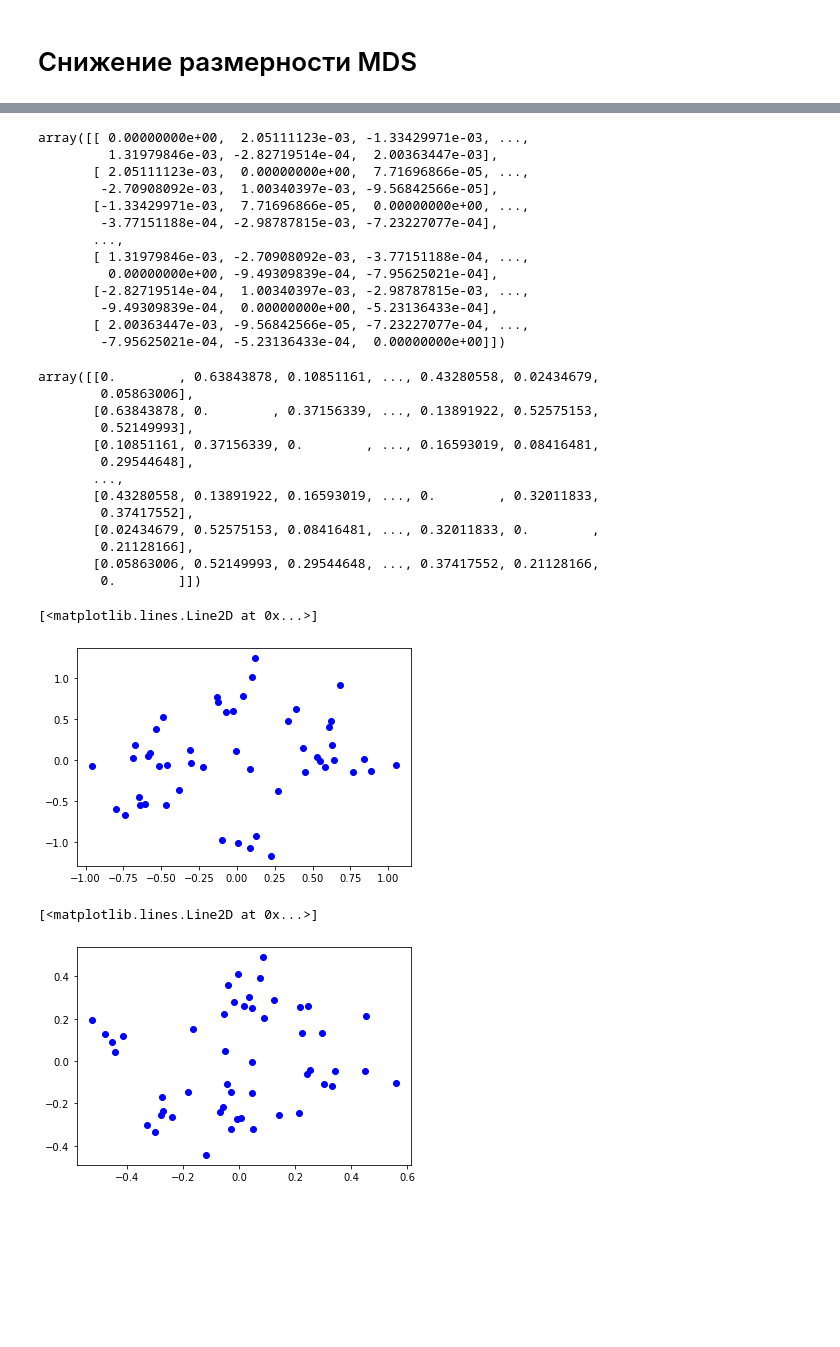
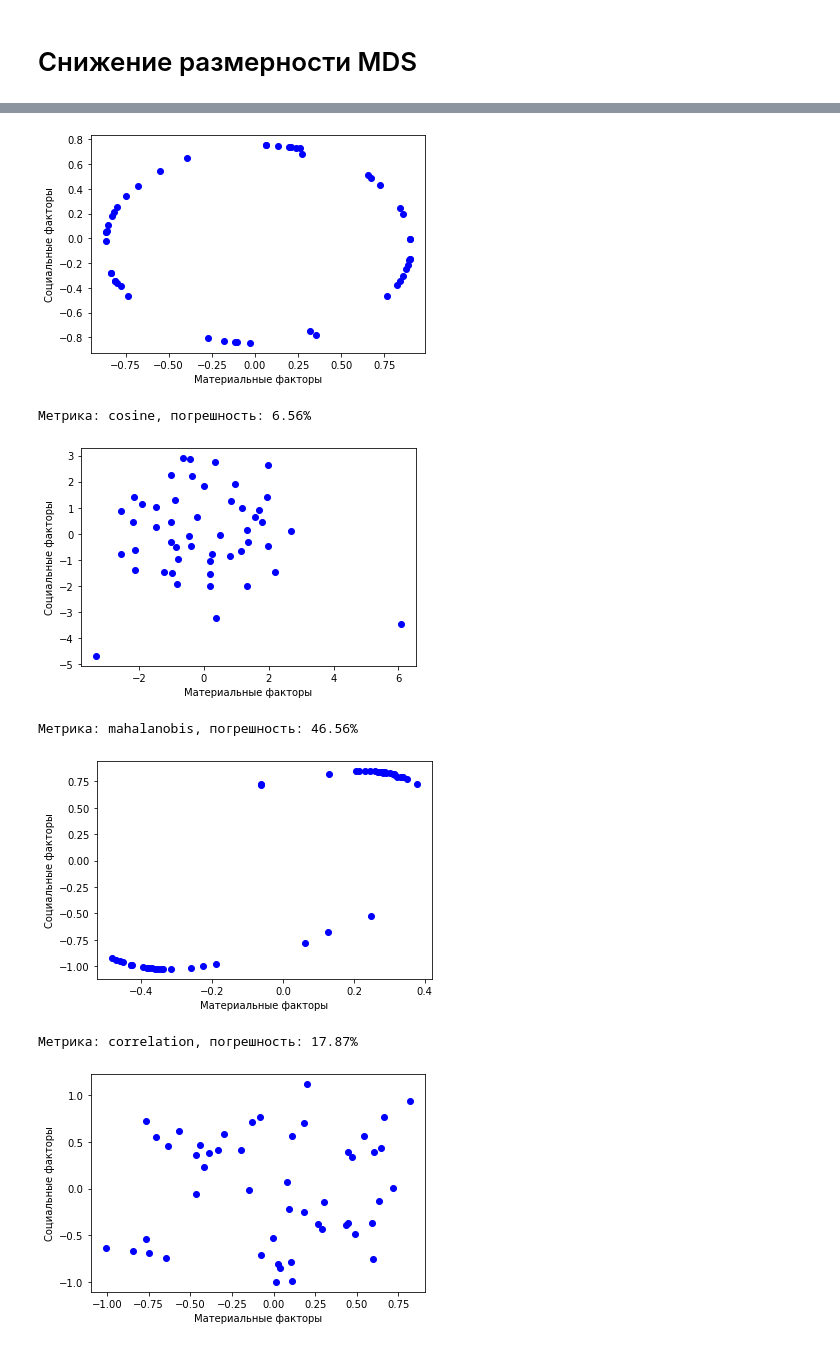
Before and after one commit to zozunin/classic-data-analysis-methods, a Jupyter notebook: DZ2_13.ipynb, the cells around one changed output, grey strips where cells are left out. Cells and saved outputs as stored; diff of their text form; code cells hidden in the pictures; blank space fills up the shorter version.

```diff
--- a/DZ2_13.ipynb
+++ b/DZ2_13.ipynb
@@ -392,4 +386,0 @@ frobenius_distance = distance_matrix(Z, Z, 1)
-# %%
-embedding = MDS(n_components=2, dissimilarity = 'precomputed', eps=1e-6)
-X_euclidean = embedding.fit_transform(euclid_distance)
-X_frobenius = embedding.fit_transform(frobenius_distance)
@@ -399,42 +387,22 @@ new_frobenius_distance = distance_matrix(X_frobenius, X_frobenius, 1)
-# %%
-new_euclid_distance - euclid_distance
-# %% [output]
-array([[ 0.00000000e+00,  2.05111123e-03, -1.33429971e-03, ...,
-         1.31979846e-03, -2.82719514e-04,  2.00363447e-03],
-       [ 2.05111123e-03,  0.00000000e+00,  7.71696866e-05, ...,
-        -2.70908092e-03,  1.00340397e-03, -9.56842566e-05],
-       [-1.33429971e-03,  7.71696866e-05,  0.00000000e+00, ...,
-        -3.77151188e-04, -2.98787815e-03, -7.23227077e-04],
-       ...,
-       [ 1.31979846e-03, -2.70908092e-03, -3.77151188e-04, ...,
-         0.00000000e+00, -9.49309839e-04, -7.95625021e-04],
-       [-2.82719514e-04,  1.00340397e-03, -2.98787815e-03, ...,
-        -9.49309839e-04,  0.00000000e+00, -5.23136433e-04],
-       [ 2.00363447e-03, -9.56842566e-05, -7.23227077e-04, ...,
-        -7.95625021e-04, -5.23136433e-04,  0.00000000e+00]])
-# %%
-new_frobenius_distance - frobenius_distance
-# %% [output]
-array([[0.        , 0.63843878, 0.10851161, ..., 0.43280558, 0.02434679,
-        0.05863006],
-       [0.63843878, 0.        , 0.37156339, ..., 0.13891922, 0.52575153,
-        0.52149993],
-       [0.10851161, 0.37156339, 0.        , ..., 0.16593019, 0.08416481,
-        0.29544648],
-       ...,
-       [0.43280558, 0.13891922, 0.16593019, ..., 0.        , 0.32011833,
-        0.37417552],
-       [0.02434679, 0.52575153, 0.08416481, ..., 0.32011833, 0.        ,
-        0.21128166],
-       [0.05863006, 0.52149993, 0.29544648, ..., 0.37417552, 0.21128166,
-        0.        ]])
-# %%
-plt.plot(X_frobenius[:,0], X_frobenius[:,1],'bo')
-# %% [output]
-[<matplotlib.lines.Line2D at 0x...>]
-[figure, removed]
-# %%
-plt.plot(X_euclidean[:,0], X_euclidean[:,1],'bo')
-# %% [output]
-[<matplotlib.lines.Line2D at 0x...>]
-[figure, removed]
+# %%
+Z_new_best, best_metric, relative_error = None, None, 1
+for metric in ('cosine', 'mahalanobis', 'correlation', 'minkowski', 'euclidean'):
+    distance_matrix = pdist(Z, metric, p=1) #p - параметр для Минковского
+    tmp_new = embedding.fit_transform(squareform(distance_matrix))
+    tmp_re = norm(pdist(tmp_new, metric) - distance_matrix) / norm(distance_matrix) #относительная погрешность для данной метрики
+    plt.plot(tmp_new[:,0], tmp_new[:,1],'bo')
+    plt.xlabel('Материальные факторы')
+    plt.ylabel('Социальные факторы')
+    plt.show()
+    print('Метрика: {}, погрешность: {}%'.format(metric, round(tmp_re * 100,2)))
+    if tmp_re < relative_error:
+        Z_new_best, relative_error, best_metric = tmp_new, tmp_re, metric
+print('Лучшая метрика расстояния для приближения: {}, погрешность: {}%'.format(best_metric, round(relative_error*100,2)))
+# %% [output]
+[figure, added]
+Метрика: cosine, погрешность: 6.56%
+[figure, added]
+Метрика: mahalanobis, погрешность: 46.56%
+[figure, added]
+Метрика: correlation, погрешность: 17.87%
+[figure, added]
```
Also changed, not shown: parts of 9 cells of this notebook.
